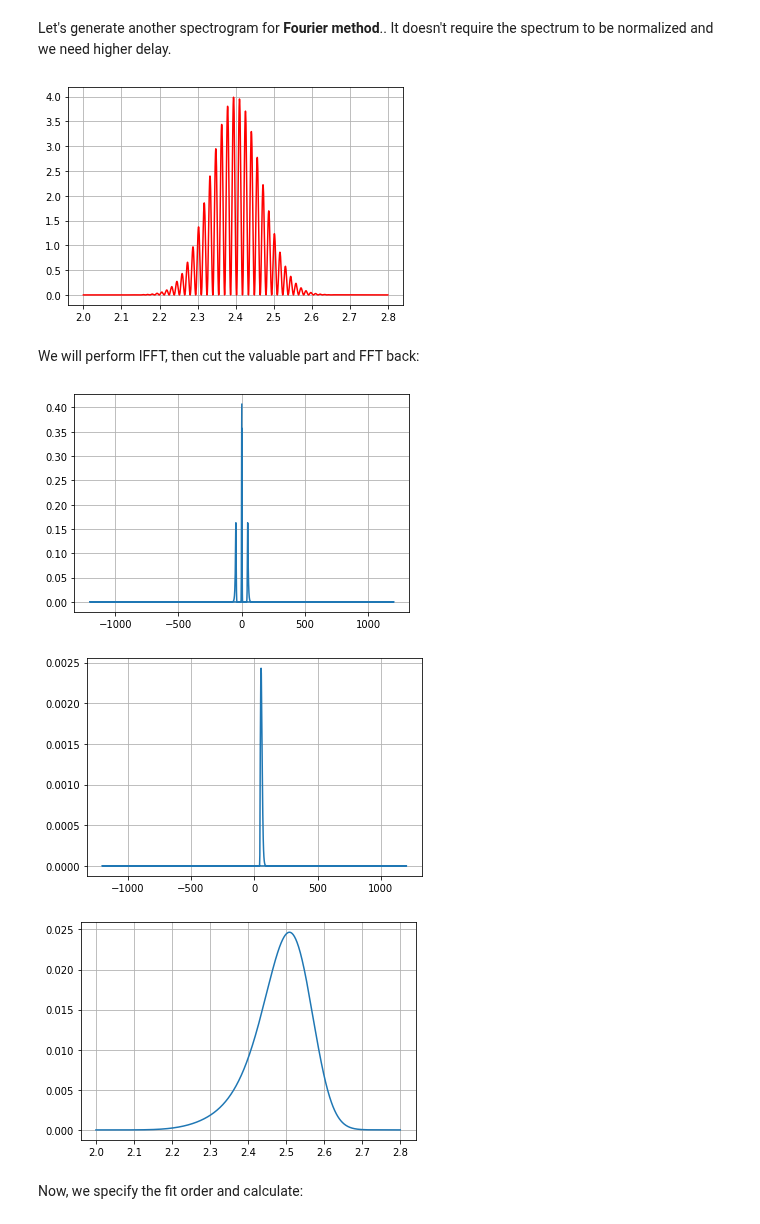
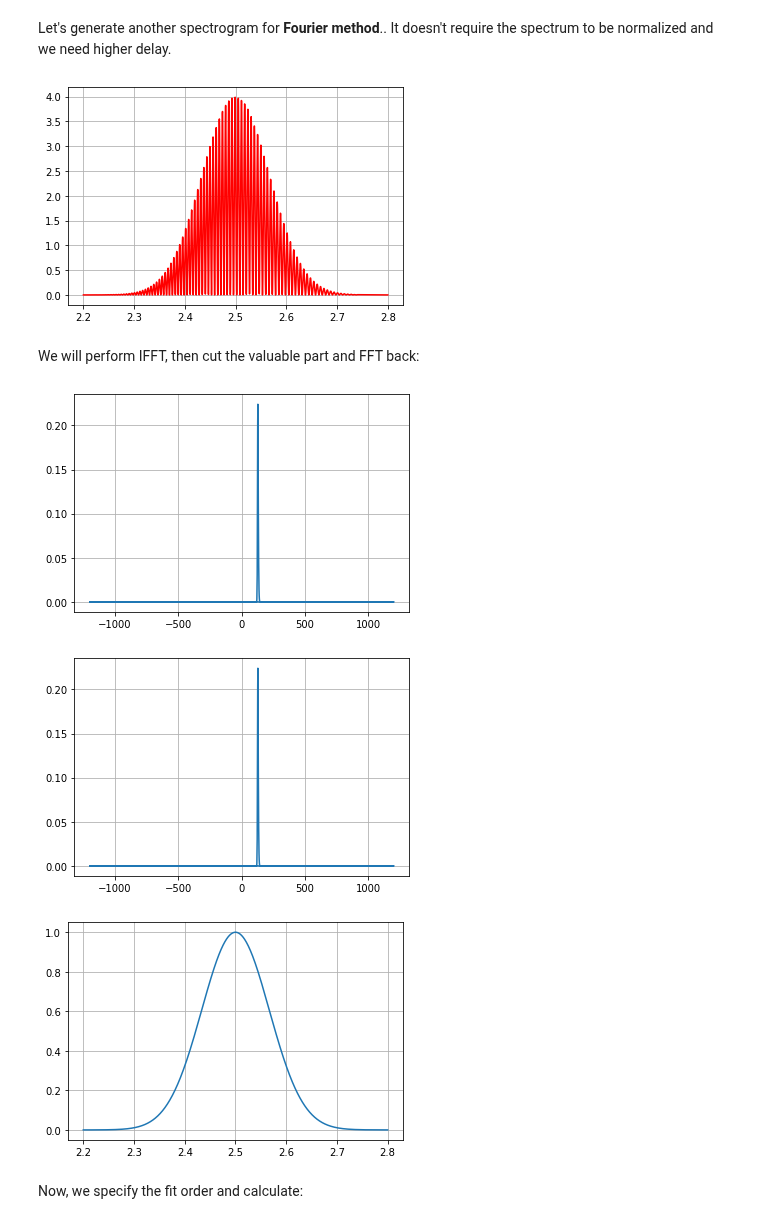
Before and after one commit to Ptrskay3/PySprint, a Jupyter notebook: doc/Methods.ipynb, the cells around one changed output. Saved outputs shown, nothing was run; the diff lists cells and outputs as text; code cells hidden in the pictures.

```diff
--- a/doc/Methods.ipynb
+++ b/doc/Methods.ipynb
@@ -56,33 +56,33 @@ mycosfit.plot_result() # the fit fails, parameters need to be tweaked.
 # %% [markdown]
 Let's generate another spectrogram for **Fourier method**..  It doesn't require the spectrum to be normalized and we need higher delay.
 # %%
-h = Generator(2, 2.8, 2.4, delay = 90000, pulseWidth = 25, GD = -200, TOD = 5000)
+h = Generator(2.2, 2.8, 2.5, delay = 150000, GDD = -500, TOD = 3000, FOD = -20000, pulseWidth = 25)
 h.generate_freq()
 a, b = h.unpack()
 
 from pysprint import FFTMethod
 
 myfourier = FFTMethod(a,b)
 myfourier.show()
 # %% [output]
-[figure, old version]
+[figure, new version]
 # %% [markdown]
 We will perform IFFT, then cut the valuable part and FFT back:
 # %%
-myfourier.ifft(interpolate = False)
+myfourier.ifft()
 myfourier.show()
 # %% [output]
-[figure, old version]
+[figure, new version]
 # %%
-myfourier.cut(at = 120, std = 50)
+myfourier.cut(at = 126, std = 30)
 myfourier.show()
 # %% [output]
-[figure, old version]
+[figure, new version]
 # %%
 myfourier.fft()
 myfourier.show()
 # %% [output]
-[figure, old version]
+[figure, new version]
 # %% [markdown]
 Now, we specify the fit order and calculate:
 # %%
```
Also changed, not shown: parts of 11 cells of this notebook, 1 other file.
